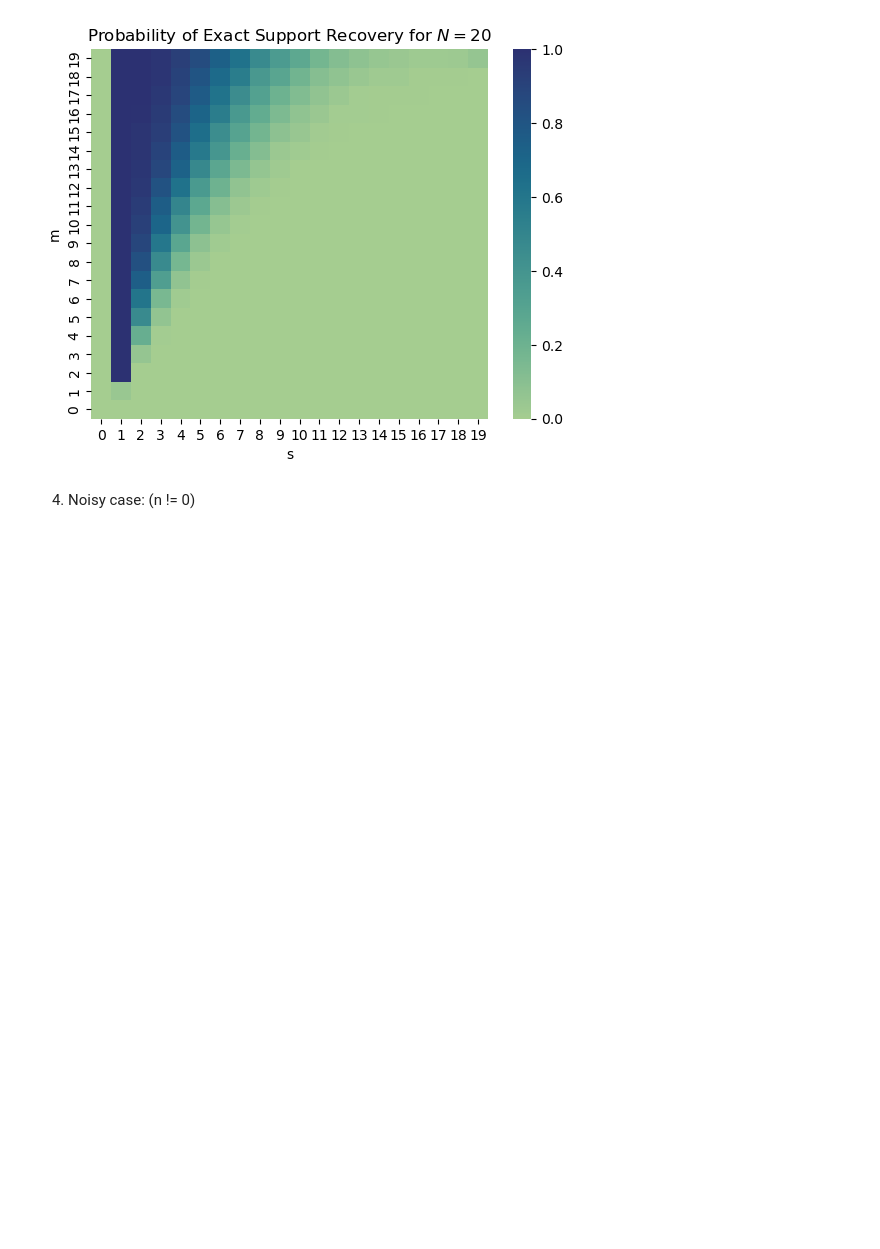
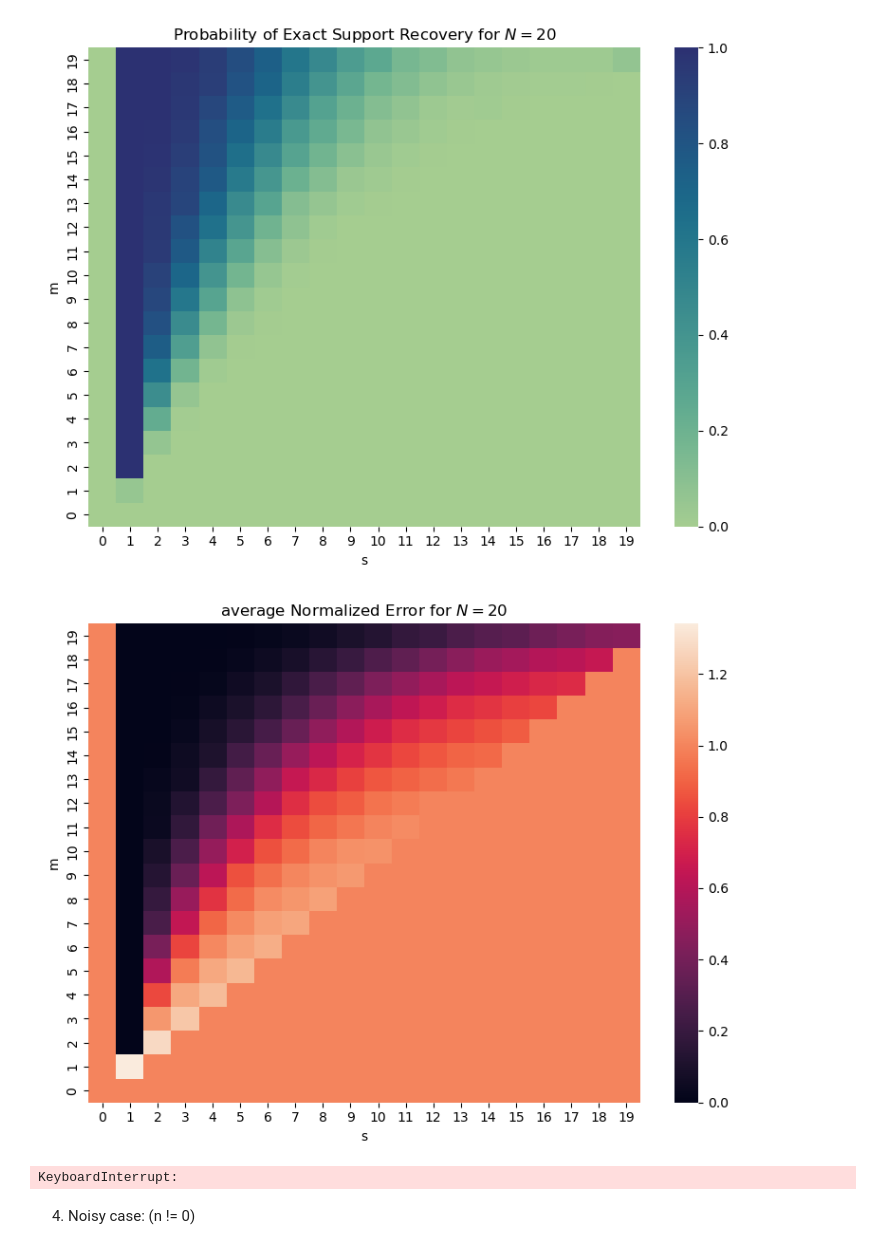
Before and after one commit to jasminelin1218/OMP-Compress-Sensing, a Jupyter notebook: miniproject1.ipynb, the cells around one changed output. Drawn from its saved outputs; the diff is of its cells as text; code cells hidden in the pictures; blank space fills up the shorter version.

Commit message:
Fix plot problem 3

```diff
--- a/miniproject1.ipynb
+++ b/miniproject1.ipynb
@@ -26,8 +6,0 @@ def generate_n(sigma,M,noise):
-# %%
-def generate_y(M,N,s,sigma,noise):
-    A = generate_A(M,N)
-    x = generate_x(s,N)
-    s_i = np.nonzero(x)[0]
-    n = generate_n(sigma,M,noise)
-    y = A.dot(x)+n
-    return y, A, x, s_i
@@ -45,7 +63,7 @@ def OMP(A,y,threshold):
         r = y - A.dot(x_hat)
     return r, indices, x_hat
 # %%
-def simulation(M, N, s, sigma, threshold=1e-8,noise=False):
+def simulation(M, N, s, sigma, noise, threshold):
     normalized_error = 0
     exact_support_recovery = 0 #ESR
     for runs in range(2000):
@@ -63,27 +81,46 @@ def simulation(M, N, s, sigma, threshold=1e-8,noise=False):
 # %%
 '''
 Case 1: N=20
 '''
 # M<N
-def noiseless_phase_transition(N,noise):
+def phase_transition(N,noise,sigma,threshold):
     M_range = range(0,N)
     smax = range(0, N)
-    prob_ESR_data = np.empty((len(M_range),len(smax)))
+    prob_ESR_data = np.zeros((len(M_range),len(smax)))
+    av_Normalized_Error_data = np.zeros((len(M_range),len(smax)))
     for m in M_range:
         for s in smax:
-            if m > 0 and s > 0:
-                if s <= m: #inf solution for s>m (eq less than unknown)
-                    av_normalized_error, prob_ESR = simulation(m, N, s, sigma=0,threshold=1e-5,noise=False)
-                    prob_ESR_data[m,s] = prob_ESR
+            if m > 0 and s > 0 and s <= m:  #inf solution for s>m (eq less than unknown)
+                av_normalized_error, prob_ESR = simulation(m, N, s, sigma,noise, threshold=threshold)
+                prob_ESR_data[m,s] = prob_ESR
+                av_Normalized_Error_data[m,s] = av_normalized_error
             else:
                 prob_ESR_data[m,s] = 0.0
+                av_Normalized_Error_data[m,s] = 1
 
+    plt.figure(figsize=(8, 6))
     heatmap_n0 = sns.heatmap(prob_ESR_data, cmap="crest",xticklabels=True, yticklabels=True)
     heatmap_n0.invert_yaxis()
     heatmap_n0.set_xlabel('s')
     heatmap_n0.set_ylabel('m')
     heatmap_n0.set_title(f'Probability of Exact Support Recovery for $N={N}$')
+    plt.tight_layout()
+    plt.show()
 
-noiseless_phase_transition(N=20,noise=False)
+    plt.figure(figsize=(8, 6))
+    heatmap_n0 = sns.heatmap(av_Normalized_Error_data, xticklabels=True, yticklabels=True)
+    heatmap_n0.invert_yaxis()
+    heatmap_n0.set_xlabel('s')
+    heatmap_n0.set_ylabel('m')
+    heatmap_n0.set_title(f'average Normalized Error for $N={N}$')
+    plt.tight_layout()
+    plt.show()
+
+phase_transition(N=20,noise=False,sigma=0, threshold=1e-3)
 # %% [output]
-[figure, old version]
+[figure, new version]
+[figure, added]
+# %%
+phase_transition(N=50,noise=False,sigma=0, threshold=1e-3)
+# %% [output]
+KeyboardInterrupt:
```
Also changed, not shown: parts of 7 cells of this notebook.
